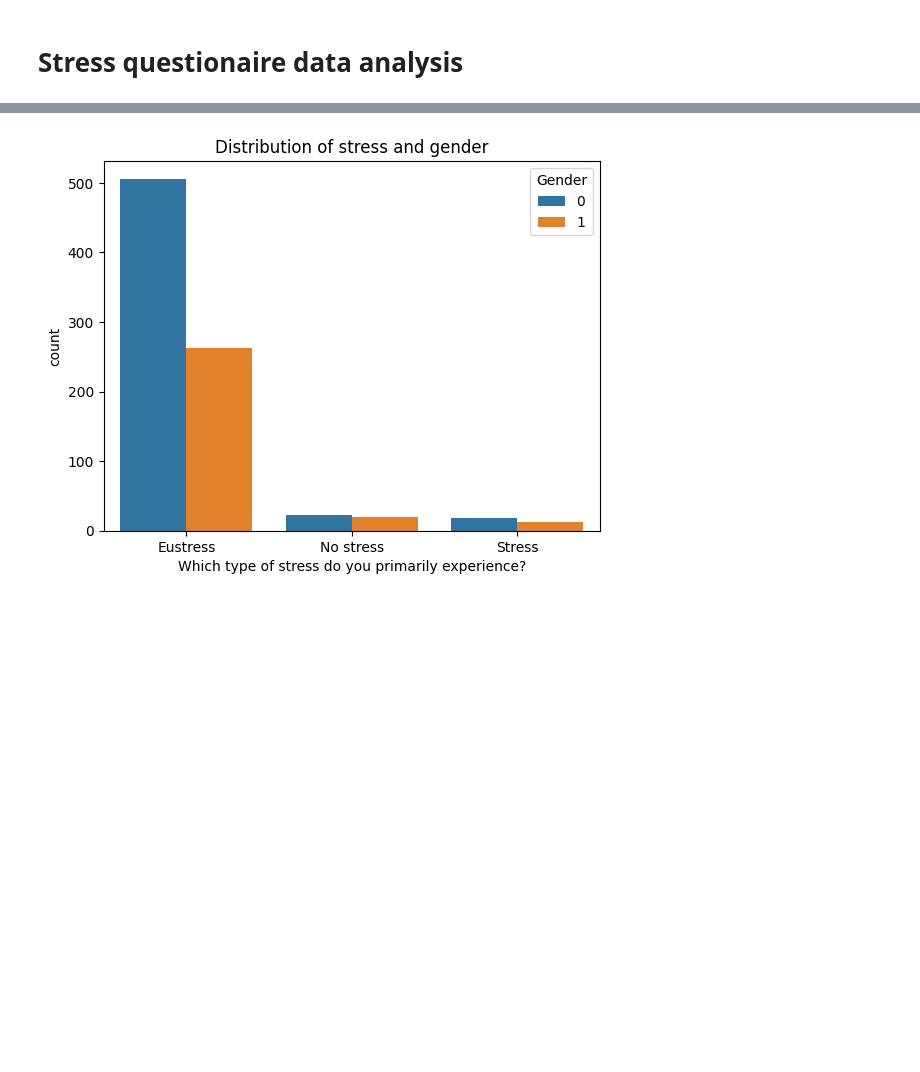
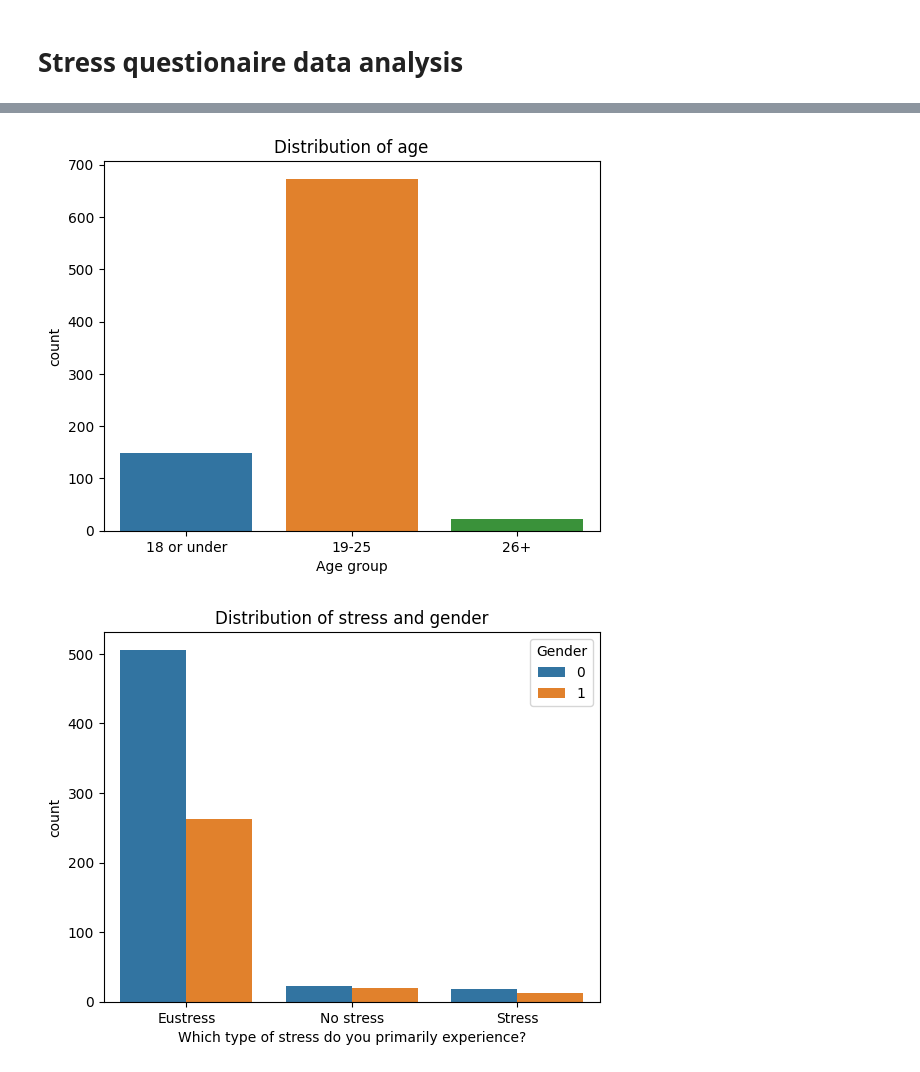
Before and after one commit to 0xRobinman/Kaggle-notebooks, a Jupyter notebook: notebooks/Student_stress.ipynb, the cells around one changed output, grey strips where cells are left out. Cells and saved outputs as stored; diff of their text form; code cells hidden in the pictures; blank space fills up the shorter version.

```diff
--- a/notebooks/Student_stress.ipynb
+++ b/notebooks/Student_stress.ipynb
@@ -167,3 +173,17 @@ plt.show()
+# %%
+stress_age_cat = stress_df
+
+bins = [0, 18, 25, 100]
+labels = ['18 or under', '19-25', '26+']
+stress_age_cat['Age group'] = pd.cut(stress_age_cat['Age'],
+                                     bins=bins,
+                                     labels=labels)
+
+sns.countplot(x='Age group', data=stress_age_cat)
+plt.title("Distribution of age")
+plt.show()
+# %% [output]
+[figure, added]
 # %%
 sns.countplot(x='Which type of stress do you primarily experience?', hue='Gender', data=stress_df)
 plt.title("Distribution of stress and gender")
```
Also changed, not shown: parts of 15 cells of this notebook.
